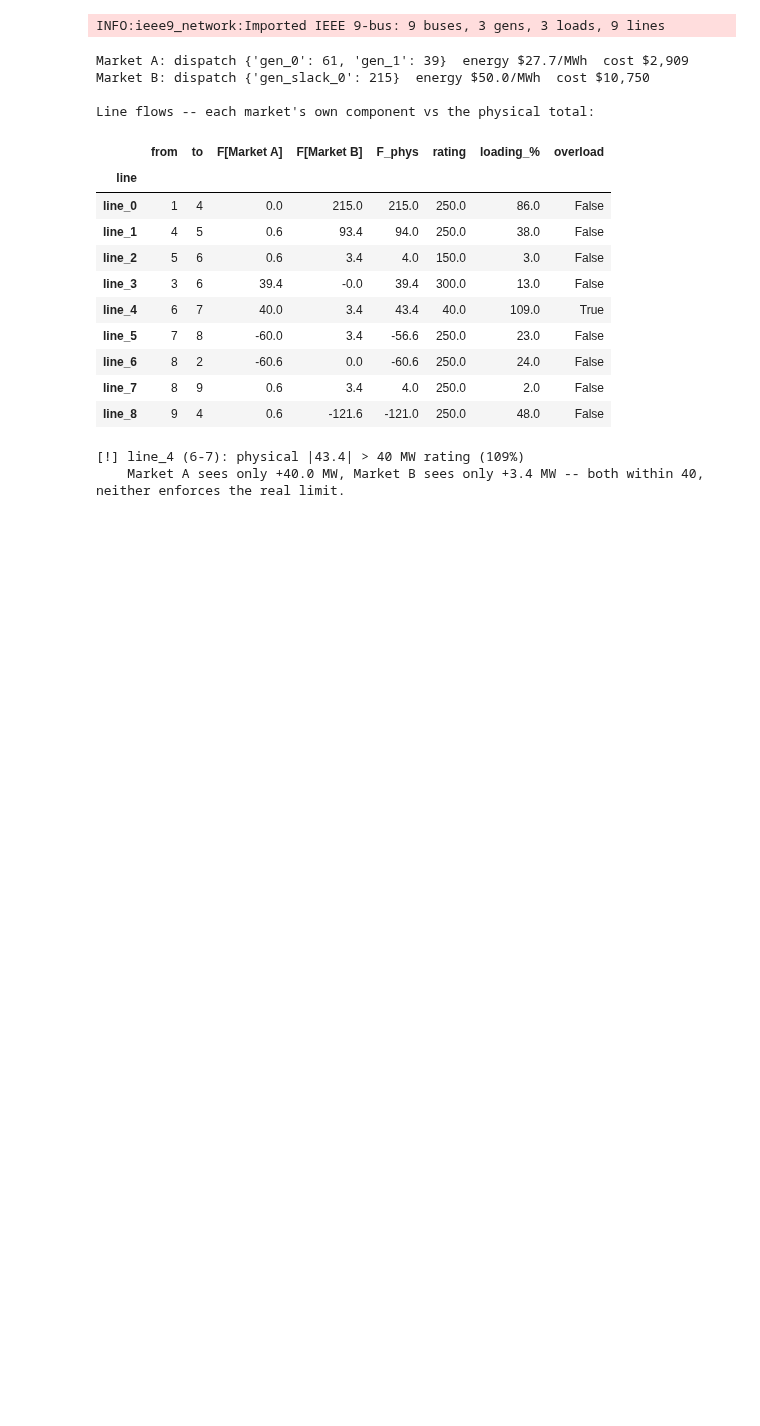
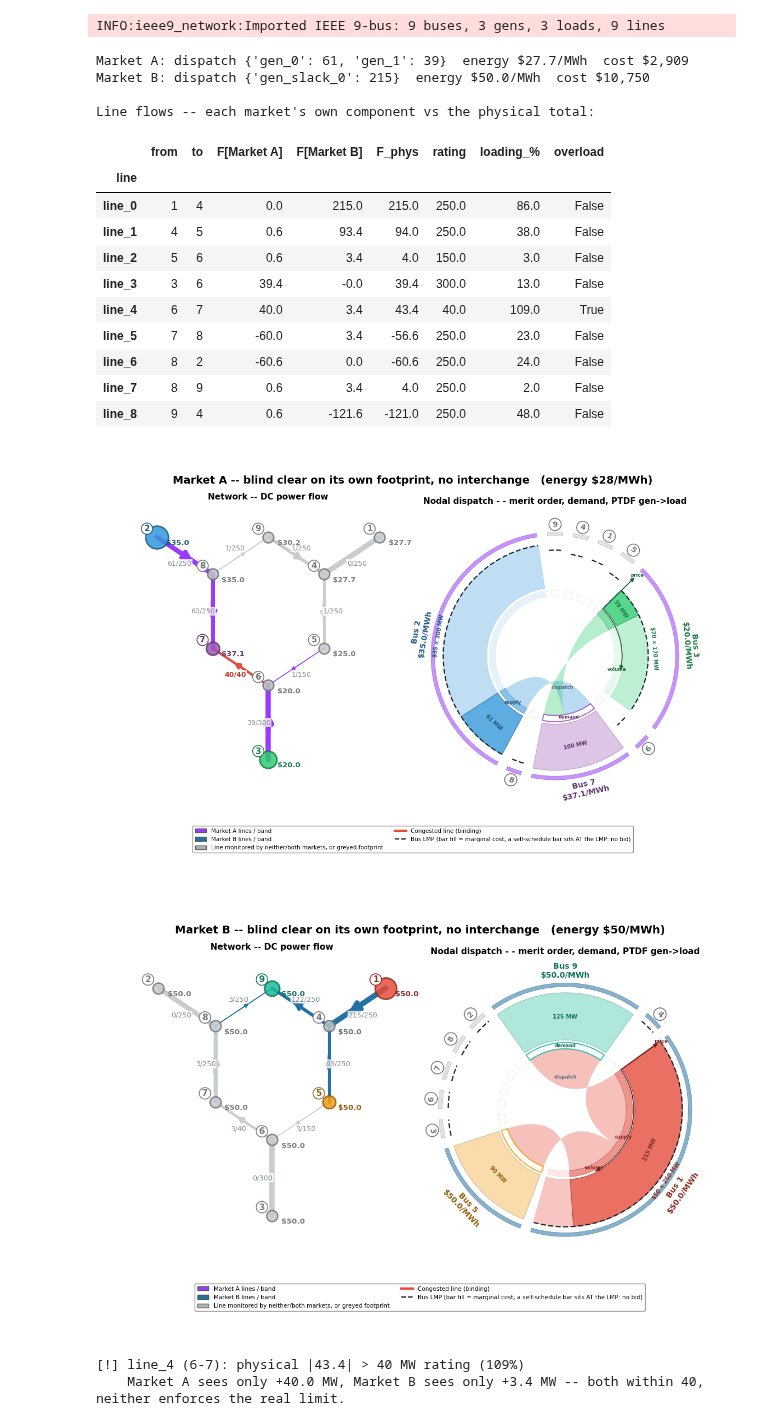
Before and after one commit to pdockery/wscc9-illustrative-model, a Jupyter notebook: seams_examples.ipynb, the cells around one changed output. Cells and saved outputs as stored; diff of their text form; code cells hidden in the pictures; blank space fills up the shorter version.

```diff
--- a/seams_examples.ipynb
+++ b/seams_examples.ipynb
@@ -767,6 +938,17 @@ Line flows -- each market's own component vs the physical total:
 | line_6 | 8 | 2 | -60.6 | 0.0 | -60.6 | 250.0 | 24.0 | False |
 | line_7 | 8 | 9 | 0.6 | 3.4 | 4.0 | 250.0 | 2.0 | False |
 | line_8 | 9 | 4 | 0.6 | -121.6 | -121.0 | 250.0 | 48.0 | False |
+# %%
+# Each market's blind clear as its own set: the network it dispatches and the
+# merit order it prices. Both are internally feasible -- that is the trap.
+for eng, r in ((A, rA), (B, rB)):
+    market_figure(net, pt, eng, r,
+        suptitle=f'{eng.name} -- blind clear on its own footprint, no interchange   '
+                 f'(energy ${r.energy_price:.0f}/MWh)')
+    plt.show()
+# %% [output]
+[figure, added]
+[figure, added]
 # %%
 ovl = pf[pf.overload]
 if len(ovl):
```
Also changed, not shown: parts of 39 cells of this notebook, 3 other files.
